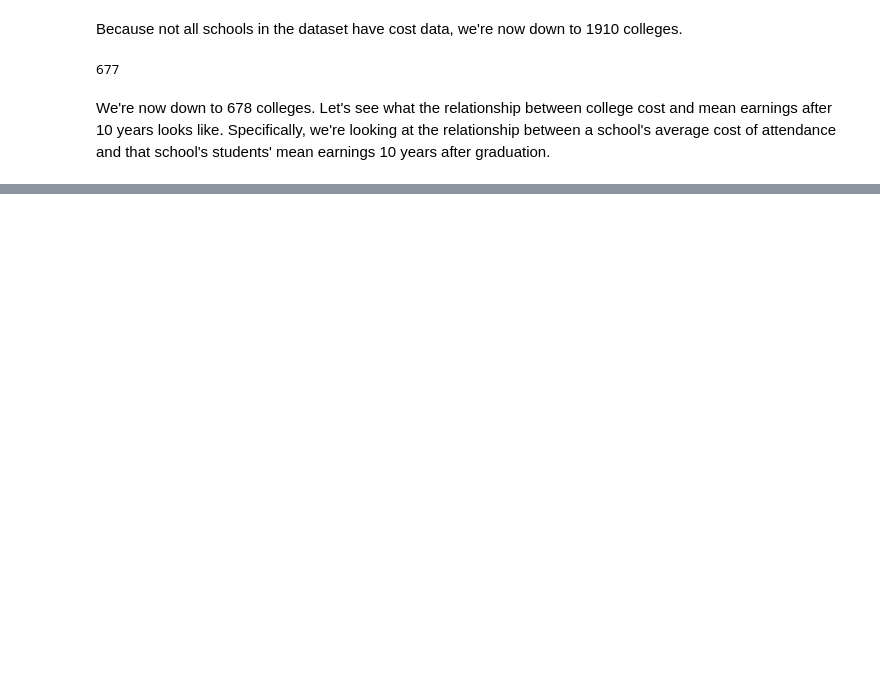
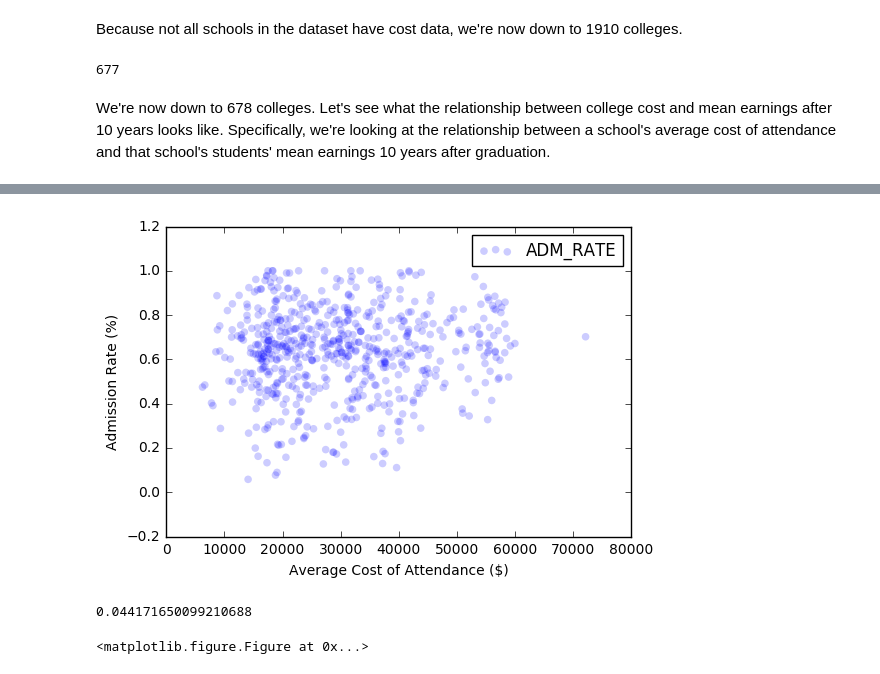
Before and after one commit to williamalu/data_science_college_scorecard, a Jupyter notebook: college_scorecard.ipynb, the cells around one changed output, grey strips where cells are left out. Drawn from its saved outputs; the diff is of its cells as text; code cells hidden in the pictures; blank space fills up the shorter version.

```diff
--- a/college_scorecard.ipynb
+++ b/college_scorecard.ipynb
@@ -96 +127,28 @@ thinkplot.Show(xlabel='Average Cost of Attendance ($)',
 <matplotlib.figure.Figure at 0x...>
+# %%
+def Cov(xs, ys, meanx=None, meany=None):
+    xs = np.asarray(xs)
+    ys = np.asarray(ys)
+
+    if meanx is None:
+        meanx = np.mean(xs)
+    if meany is None:
+        meany = np.mean(ys)
+
+    cov = np.dot(xs-meanx, ys-meany) / len(xs)
+    return cov
+
+def Corr(xs, ys):
+    xs = np.asarray(xs)
+    ys = np.asarray(ys)
+
+    meanx, varx = thinkstats2.MeanVar(xs)
+    meany, vary = thinkstats2.MeanVar(ys)
+
+    corr = Cov(xs, ys, meanx, meany) / np.sqrt(varx * vary)
+    return corr
+
+def SpearmanCorr(xs, ys):
+    xranks = pd.Series(xs).rank()
+    yranks = pd.Series(ys).rank()
+    return Corr(xranks, yranks)
@@ -96,0 +164,13 @@ thinkplot.Show(xlabel='Average Cost of Attendance ($)',
+# %%
+costs = bachelors_adm.COST_COMBO
+adm_rate = bachelors_adm.ADM_RATE
+
+thinkplot.Scatter(costs, adm_rate)
+thinkplot.Show(xlabel='Average Cost of Attendance ($)',
+               ylabel='Admission Rate (%)')
+
+SpearmanCorr(costs, adm_rate)
+# %% [output]
+[figure, added]
+0.044171650099210688
+<matplotlib.figure.Figure at 0x...>
```
Also changed, not shown: parts of 11 cells of this notebook.
